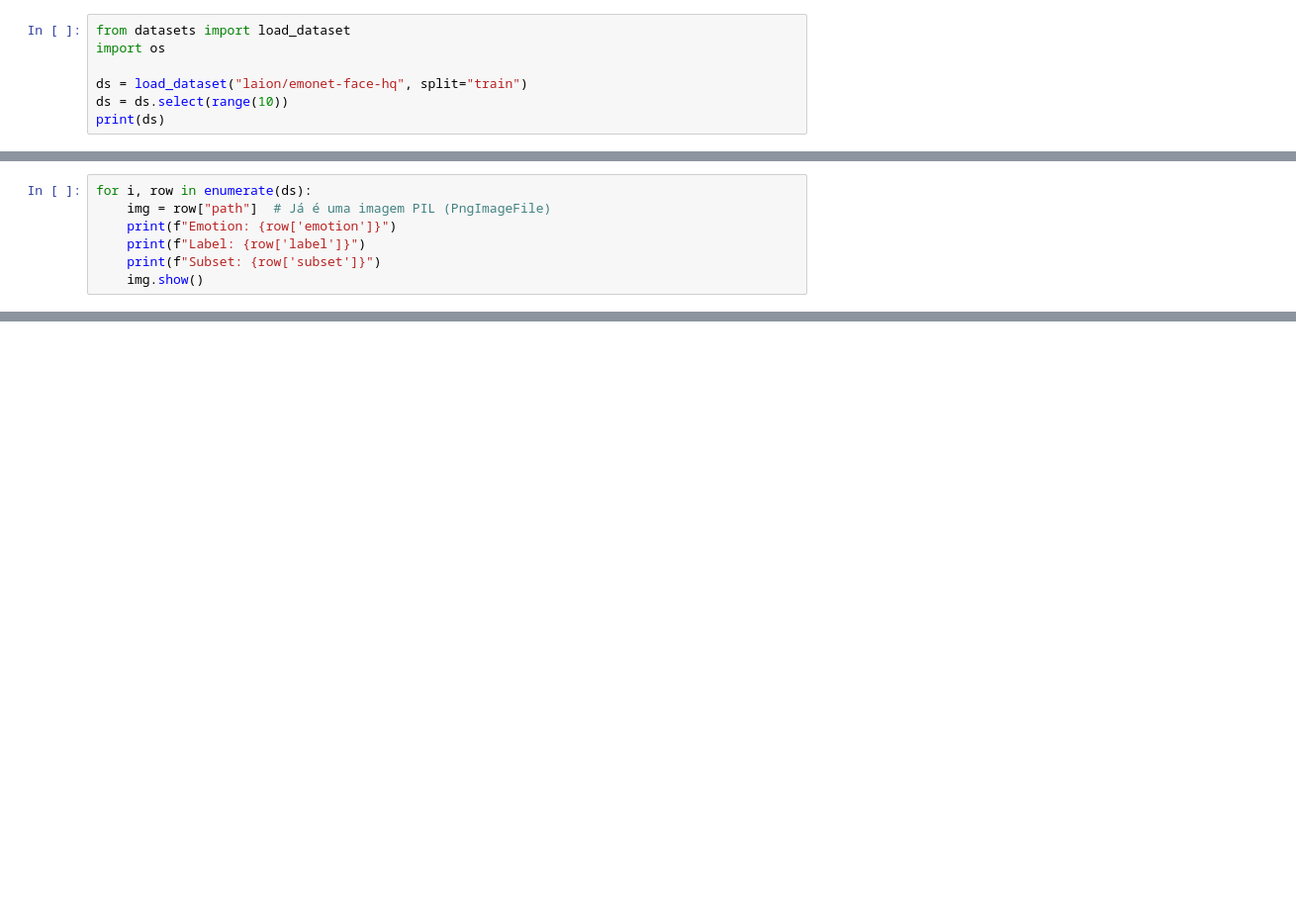
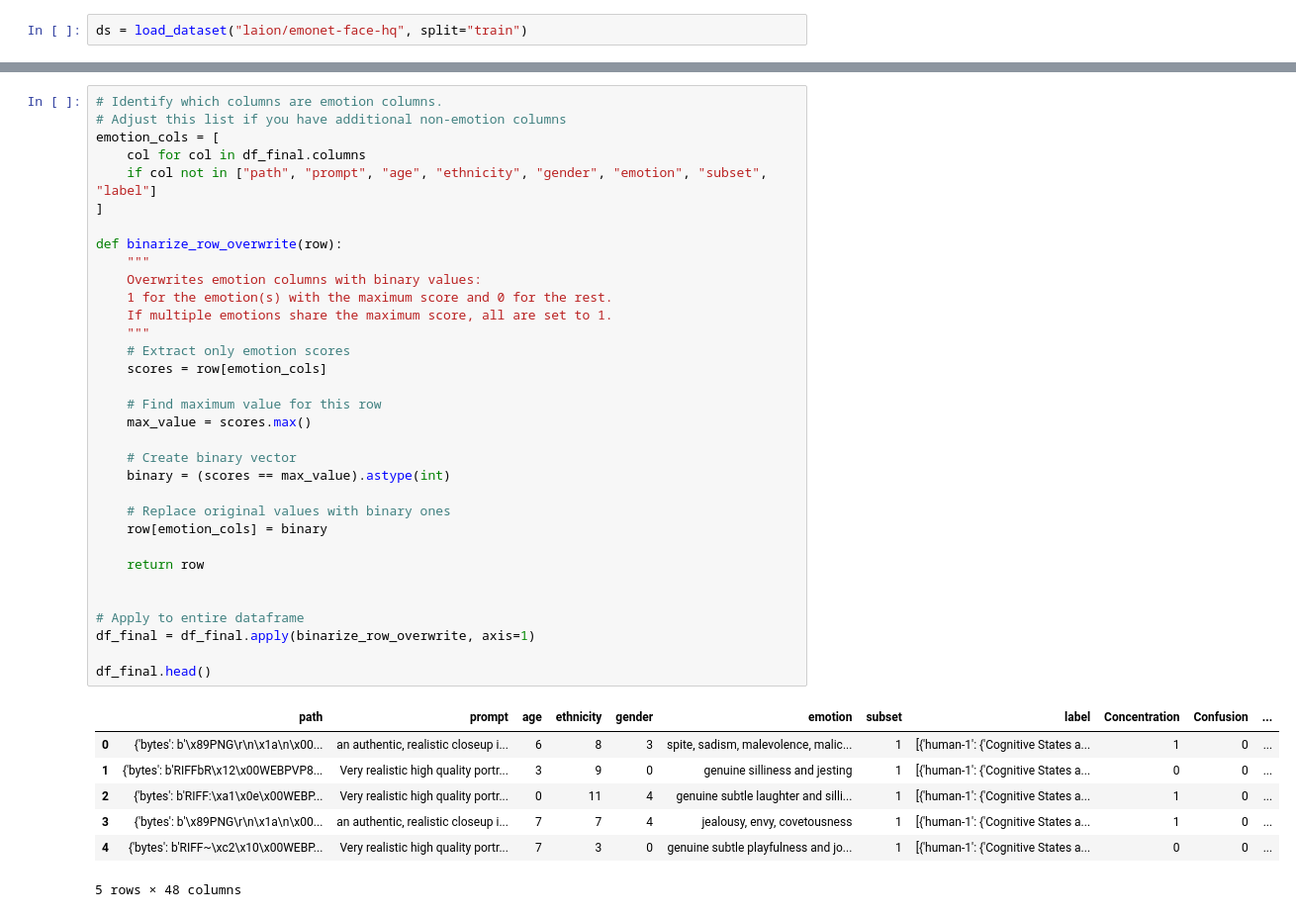
Before and after one commit to harsha230/emotion_recognition, a Jupyter notebook: dataset_analysis.ipynb, the cells around one changed output, grey strips where cells are left out. Shown: that part at 99% size. Saved outputs shown, nothing was run; the diff lists cells and outputs as text; blank space fills up the shorter version.

```diff
--- a/dataset_analysis.ipynb
+++ b/dataset_analysis.ipynb
@@ -1,7 +12,2 @@
 # %%
-from datasets import load_dataset
-import os
-
 ds = load_dataset("laion/emonet-face-hq", split="train")
-ds = ds.select(range(10))
-print(ds)
@@ -13,7 +13,0 @@ Dataset({
-# %%
-for i, row in enumerate(ds):
-    img = row["path"]  # Já é uma imagem PIL (PngImageFile)
-    print(f"Emotion: {row['emotion']}")
-    print(f"Label: {row['label']}")
-    print(f"Subset: {row['subset']}")
-    img.show()
@@ -35,0 +210,41 @@ print(example['label'])
+# %%
+# Identify which columns are emotion columns.
+# Adjust this list if you have additional non-emotion columns
+emotion_cols = [
+    col for col in df_final.columns
+    if col not in ["path", "prompt", "age", "ethnicity", "gender", "emotion", "subset", "label"]
+]
+
+def binarize_row_overwrite(row):
+    """
+    Overwrites emotion columns with binary values:
+    1 for the emotion(s) with the maximum score and 0 for the rest.
+    If multiple emotions share the maximum score, all are set to 1.
+    """
+    # Extract only emotion scores
+    scores = row[emotion_cols]
+
+    # Find maximum value for this row
+    max_value = scores.max()
+
+    # Create binary vector
+    binary = (scores == max_value).astype(int)
+
+    # Replace original values with binary ones
+    row[emotion_cols] = binary
+
+    return row
+
+
+# Apply to entire dataframe
+df_final = df_final.apply(binarize_row_overwrite, axis=1)
+
+df_final.head()
+# %% [output]
+|  | path | prompt | age | ethnicity | gender | emotion | subset | label | Concentration | Confusion | ... |
+| 0 | {'bytes': b'\x89PNG\r\n\x1a\n\x00... | an authentic, realistic closeup i... | 6 | 8 | 3 | spite, sadism, malevolence, malic... | 1 | [{'human-1': {'Cognitive States a... | 1 | 0 | ... |
+| 1 | {'bytes': b'RIFFbR\x12\x00WEBPVP8... | Very realistic high quality portr... | 3 | 9 | 0 | genuine silliness and jesting | 1 | [{'human-1': {'Cognitive States a... | 0 | 0 | ... |
+| 2 | {'bytes': b'RIFF:\xa1\x0e\x00WEBP... | Very realistic high quality portr... | 0 | 11 | 4 | genuine subtle laughter and silli... | 1 | [{'human-1': {'Cognitive States a... | 1 | 0 | ... |
+| 3 | {'bytes': b'\x89PNG\r\n\x1a\n\x00... | an authentic, realistic closeup i... | 7 | 7 | 4 | jealousy, envy, covetousness | 1 | [{'human-1': {'Cognitive States a... | 1 | 0 | ... |
+| 4 | {'bytes': b'RIFF~\xc2\x10\x00WEBP... | Very realistic high quality portr... | 7 | 3 | 0 | genuine subtle playfulness and jo... | 1 | [{'human-1': {'Cognitive States a... | 0 | 0 | ... |
+5 rows × 48 columns
```
Also changed, not shown: parts of 18 cells of this notebook.
